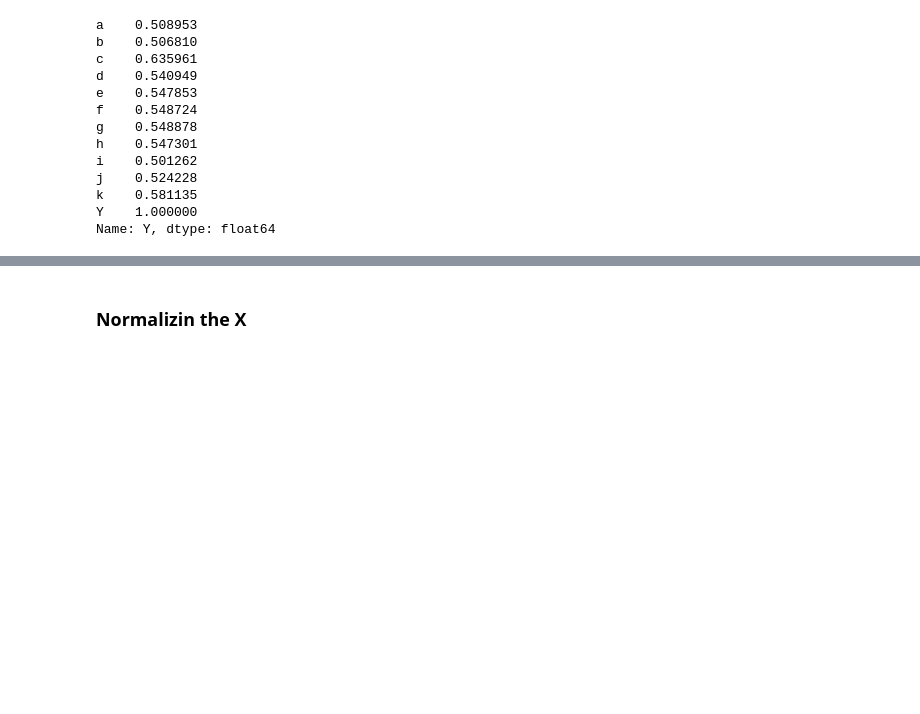
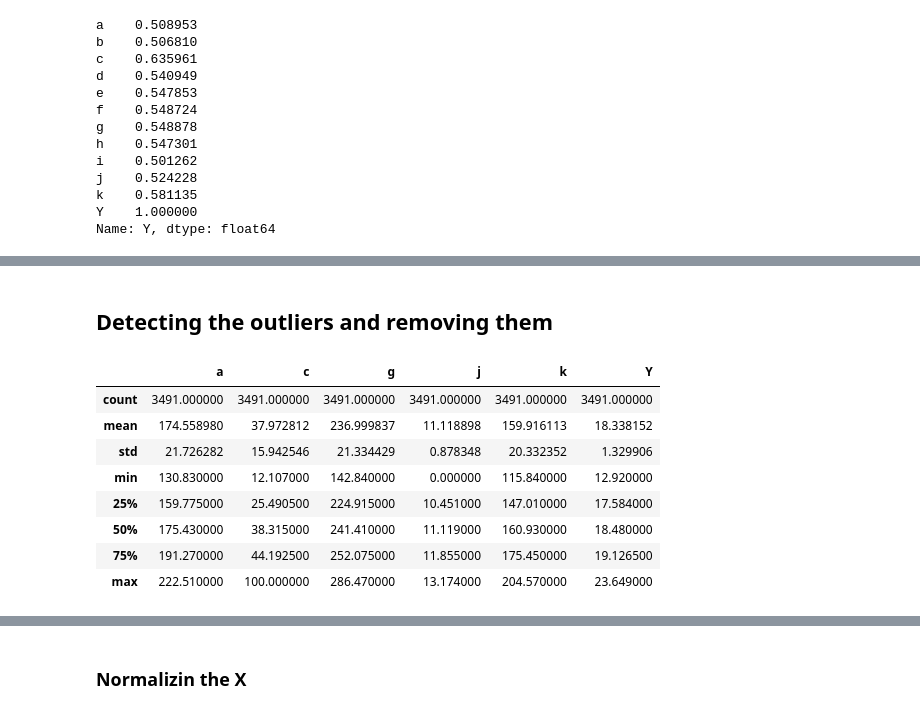
Before and after one commit to rickystanley76/steamflow-new-data, a Jupyter notebook: EDA_algoTesting.ipynb, the cells around one changed output, grey strips where cells are left out. Saved outputs shown, nothing was run; the diff lists cells and outputs as text; code cells hidden in the pictures; blank space fills up the shorter version.

```diff
--- a/EDA_algoTesting.ipynb
+++ b/EDA_algoTesting.ipynb
@@ -152,0 +179,14 @@ Name: Y, dtype: float64
+# %% [markdown]
+## Detecting the outliers and removing them
+# %%
+newdf.describe()
+# %% [output]
+|  | a | c | g | j | k | Y |
+| count | 3491.000000 | 3491.000000 | 3491.000000 | 3491.000000 | 3491.000000 | 3491.000000 |
+| mean | 174.558980 | 37.972812 | 236.999837 | 11.118898 | 159.916113 | 18.338152 |
+| std | 21.726282 | 15.942546 | 21.334429 | 0.878348 | 20.332352 | 1.329906 |
+| min | 130.830000 | 12.107000 | 142.840000 | 0.000000 | 115.840000 | 12.920000 |
+| 25% | 159.775000 | 25.490500 | 224.915000 | 10.451000 | 147.010000 | 17.584000 |
+| 50% | 175.430000 | 38.315000 | 241.410000 | 11.119000 | 160.930000 | 18.480000 |
+| 75% | 191.270000 | 44.192500 | 252.075000 | 11.855000 | 175.450000 | 19.126500 |
+| max | 222.510000 | 100.000000 | 286.470000 | 13.174000 | 204.570000 | 23.649000 |
```
Also changed, not shown: parts of 23 cells of this notebook, 4 other files.
